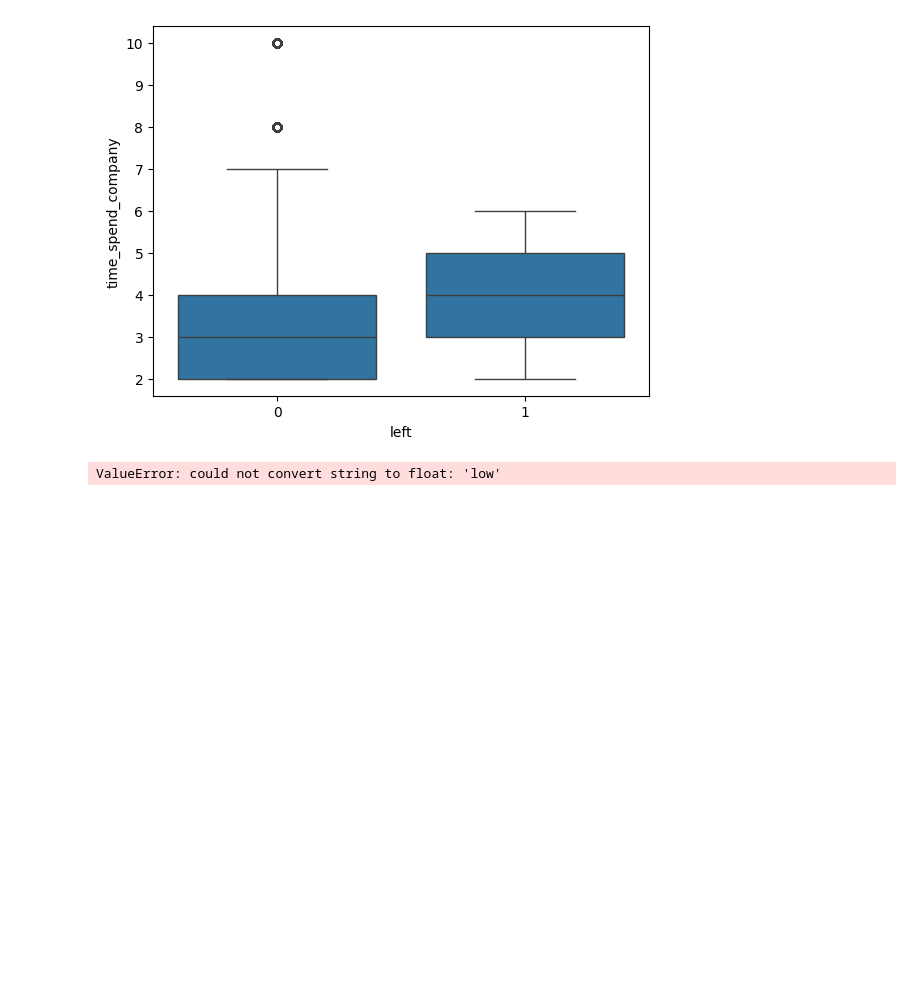
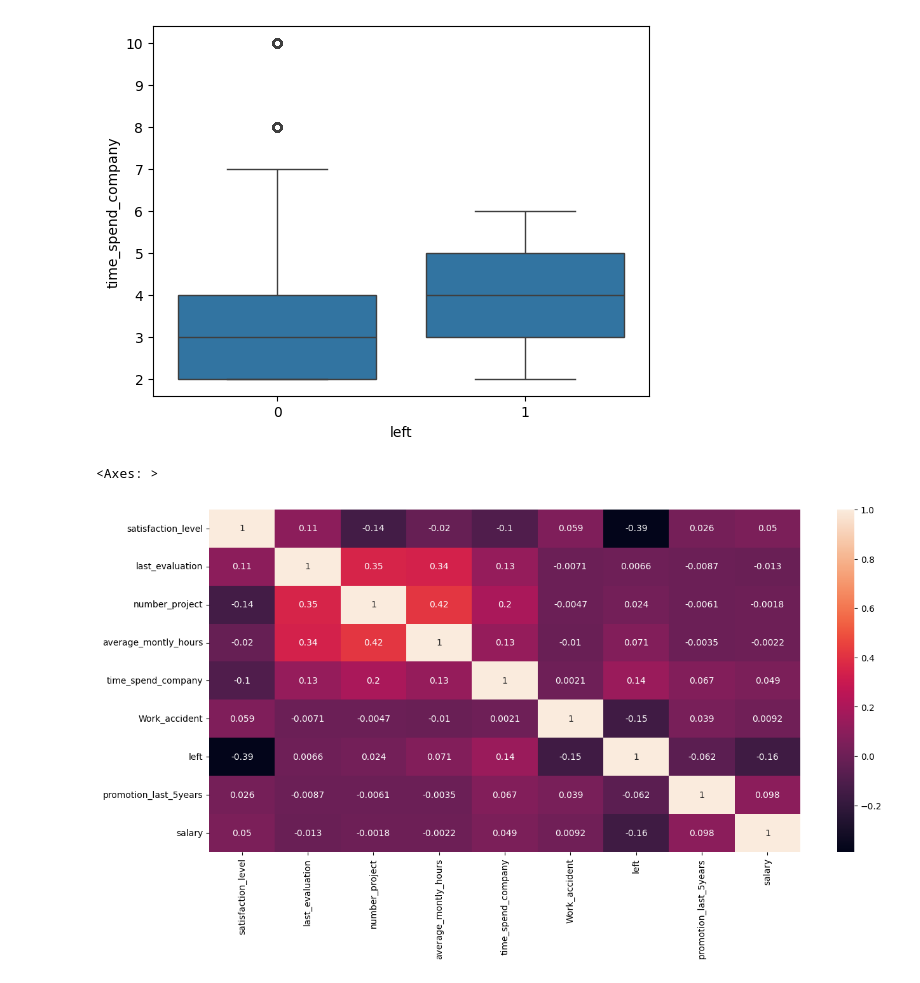
Before and after one commit to ictorv/EmployeeRetention, a Jupyter notebook: main.ipynb, the cells around one changed output. Saved outputs shown, nothing was run; the diff lists cells and outputs as text; code cells hidden in the pictures; blank space fills up the shorter version.

```diff
--- a/main.ipynb
+++ b/main.ipynb
@@ -55,6 +55,8 @@ df.describe()
 df['salary'].unique()
 # %% [output]
 array(['low', 'medium', 'high'], dtype=object)
+# %%
+df['salary']=df['salary'].map({'low':0,'medium':1,'high':2})
 # %%
 df['Work_accident'].unique()
 # %% [output]
@@ -202,7 +204,10 @@ sns.boxplot(x='left',y='time_spend_company',data=df)
 # %% [output]
 <Axes: xlabel='left', ylabel='time_spend_company'>
 [figure]
-# %%
-sns.heatmap(df.corr(),annot=True)
-# %% [output]
-ValueError: could not convert string to float: 'low'
+# %%
+cor_mat=df.corr()
+fig=plt.figure(figsize=(15,7))
+sns.heatmap(cor_mat,annot=True)
+# %% [output]
+<Axes: >
+[figure, added]
```
Also changed, not shown: parts of 22 cells of this notebook.
